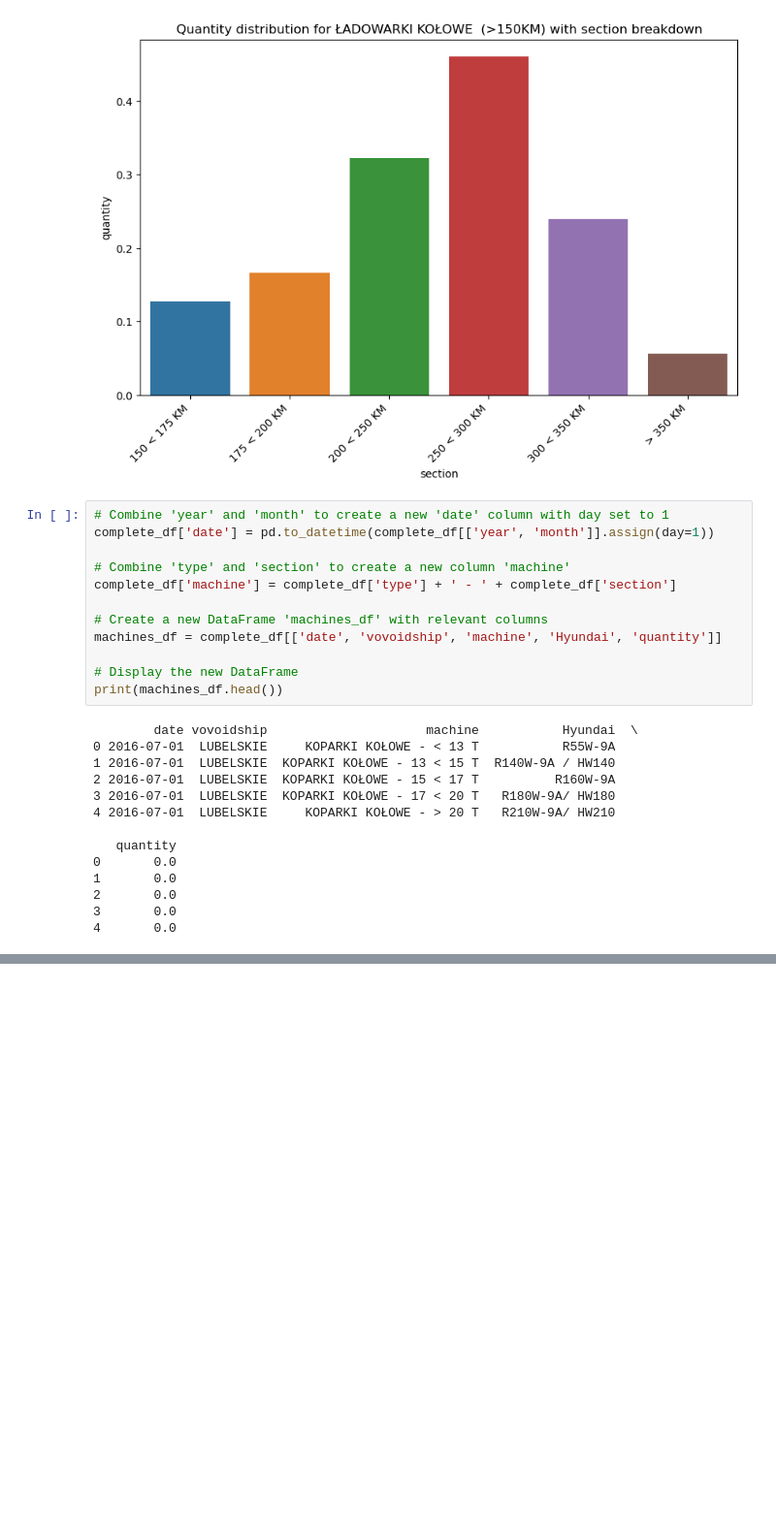
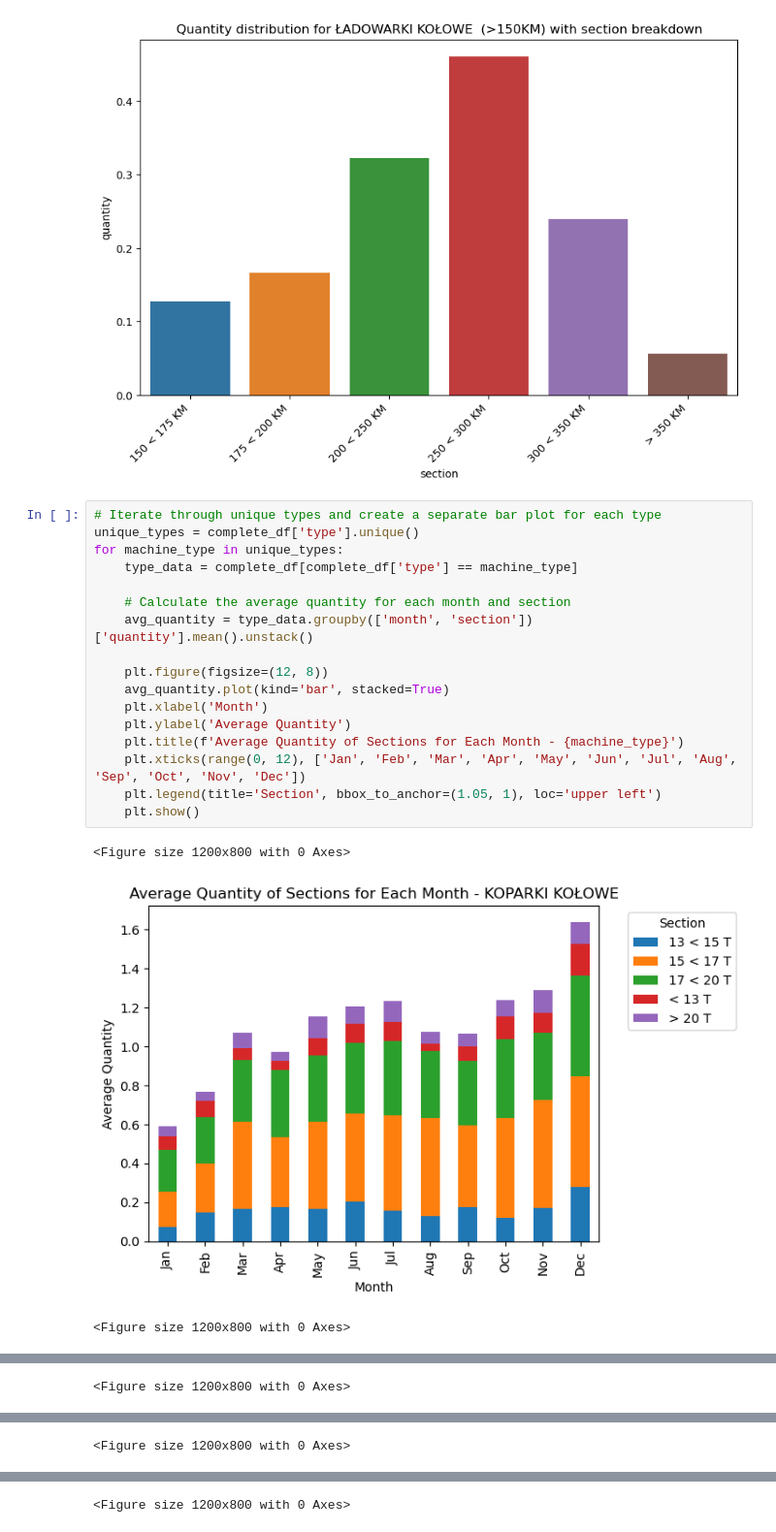
Before and after one commit to drajczak/cm-market-analysys, a Jupyter notebook: cm-market-analysys.ipynb, the cells around one changed output, grey strips where cells are left out. Shown at 97% size. Saved outputs shown, nothing was run; the diff lists cells and outputs as text; blank space fills up the shorter version.

Commit message:
added some plots

```diff
--- a/cm-market-analysys.ipynb
+++ b/cm-market-analysys.ipynb
@@ -752,29 +752,24 @@ for equipment_type in unique_types:
 [figure]
 [figure]
 [figure]
-# %%
-# Combine 'year' and 'month' to create a new 'date' column with day set to 1
-complete_df['date'] = pd.to_datetime(complete_df[['year', 'month']].assign(day=1))
-
-# Combine 'type' and 'section' to create a new column 'machine'
-complete_df['machine'] = complete_df['type'] + ' - ' + complete_df['section']
-
-# Create a new DataFrame 'machines_df' with relevant columns
-machines_df = complete_df[['date', 'vovoidship', 'machine', 'Hyundai', 'quantity']]
-
-# Display the new DataFrame
-print(machines_df.head())
-# %% [output]
-        date vovoidship                     machine           Hyundai  \
-0 2016-07-01  LUBELSKIE     KOPARKI KOŁOWE - < 13 T           R55W-9A
-1 2016-07-01  LUBELSKIE  KOPARKI KOŁOWE - 13 < 15 T  R140W-9A / HW140
-2 2016-07-01  LUBELSKIE  KOPARKI KOŁOWE - 15 < 17 T          R160W-9A
-3 2016-07-01  LUBELSKIE  KOPARKI KOŁOWE - 17 < 20 T   R180W-9A/ HW180
-4 2016-07-01  LUBELSKIE     KOPARKI KOŁOWE - > 20 T   R210W-9A/ HW210
-
-   quantity
-0       0.0
-1       0.0
-2       0.0
-3       0.0
-4       0.0
+# %%
+# Iterate through unique types and create a separate bar plot for each type
+unique_types = complete_df['type'].unique()
+for machine_type in unique_types:
+    type_data = complete_df[complete_df['type'] == machine_type]
+
+    # Calculate the average quantity for each month and section
+    avg_quantity = type_data.groupby(['month', 'section'])['quantity'].mean().unstack()
+
+    plt.figure(figsize=(12, 8))
+    avg_quantity.plot(kind='bar', stacked=True)
+    plt.xlabel('Month')
+    plt.ylabel('Average Quantity')
+    plt.title(f'Average Quantity of Sections for Each Month - {machine_type}')
+    plt.xticks(range(0, 12), ['Jan', 'Feb', 'Mar', 'Apr', 'May', 'Jun', 'Jul', 'Aug', 'Sep', 'Oct', 'Nov', 'Dec'])
+    plt.legend(title='Section', bbox_to_anchor=(1.05, 1), loc='upper left')
+    plt.show()
+# %% [output]
+<Figure size 1200x800 with 0 Axes>
+[figure, added]
+<Figure size 1200x800 with 0 Axes>
@@ -780,0 +777 @@ print(machines_df.head())
+<Figure size 1200x800 with 0 Axes>
@@ -780,0 +779 @@ print(machines_df.head())
+<Figure size 1200x800 with 0 Axes>
@@ -780,0 +781 @@ print(machines_df.head())
+<Figure size 1200x800 with 0 Axes>
```
Also changed, not shown: parts of 10 cells of this notebook.
